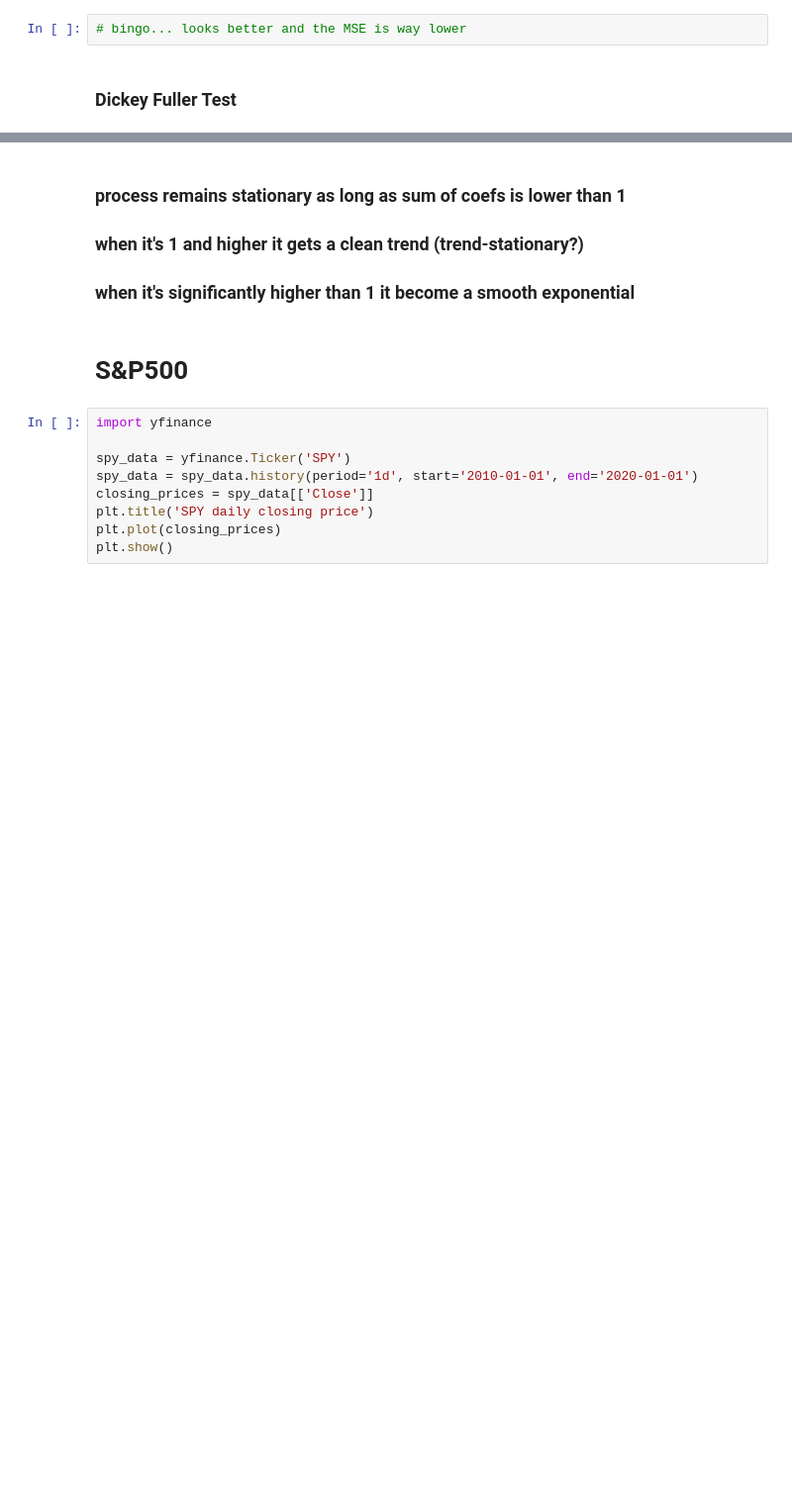
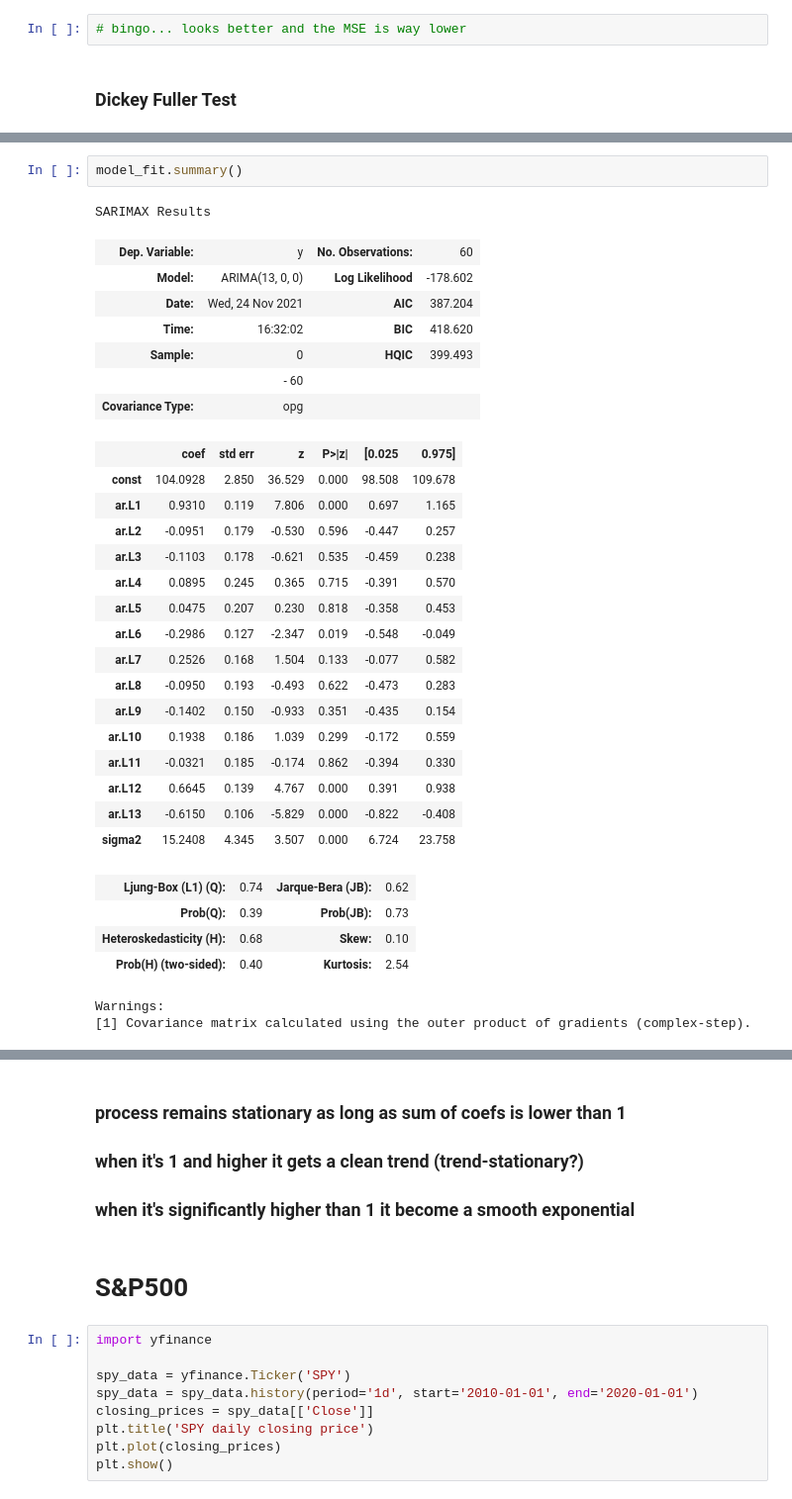
Before and after one commit to GrossBetruger/Kaggle, a Jupyter notebook: time_series_analysis/time_series_analysis.ipynb, the cells around one changed output, grey strips where cells are left out. Shown at 99% size. Saved outputs shown, nothing was run; the diff lists cells and outputs as text; blank space fills up the shorter version.

```diff
--- a/time_series_analysis/time_series_analysis.ipynb
+++ b/time_series_analysis/time_series_analysis.ipynb
@@ -99,0 +149,33 @@ using "number of lags" from the aug-dickey-fuller test helped!''')
+# %%
+model_fit.summary()
+# %% [output]
+SARIMAX Results
+| Dep. Variable: | y | No. Observations: | 60 |
+| Model: | ARIMA(13, 0, 0) | Log Likelihood | -178.602 |
+| Date: | Wed, 24 Nov 2021 | AIC | 387.204 |
+| Time: | 16:32:02 | BIC | 418.620 |
+| Sample: | 0 | HQIC | 399.493 |
+|  | - 60 |  |  |
+| Covariance Type: | opg |  |  |
+|  | coef | std err | z | P>|z| | [0.025 | 0.975] |
+| const | 104.0928 | 2.850 | 36.529 | 0.000 | 98.508 | 109.678 |
+| ar.L1 | 0.9310 | 0.119 | 7.806 | 0.000 | 0.697 | 1.165 |
+| ar.L2 | -0.0951 | 0.179 | -0.530 | 0.596 | -0.447 | 0.257 |
+| ar.L3 | -0.1103 | 0.178 | -0.621 | 0.535 | -0.459 | 0.238 |
+| ar.L4 | 0.0895 | 0.245 | 0.365 | 0.715 | -0.391 | 0.570 |
+| ar.L5 | 0.0475 | 0.207 | 0.230 | 0.818 | -0.358 | 0.453 |
+| ar.L6 | -0.2986 | 0.127 | -2.347 | 0.019 | -0.548 | -0.049 |
+| ar.L7 | 0.2526 | 0.168 | 1.504 | 0.133 | -0.077 | 0.582 |
+| ar.L8 | -0.0950 | 0.193 | -0.493 | 0.622 | -0.473 | 0.283 |
+| ar.L9 | -0.1402 | 0.150 | -0.933 | 0.351 | -0.435 | 0.154 |
+| ar.L10 | 0.1938 | 0.186 | 1.039 | 0.299 | -0.172 | 0.559 |
+| ar.L11 | -0.0321 | 0.185 | -0.174 | 0.862 | -0.394 | 0.330 |
+| ar.L12 | 0.6645 | 0.139 | 4.767 | 0.000 | 0.391 | 0.938 |
+| ar.L13 | -0.6150 | 0.106 | -5.829 | 0.000 | -0.822 | -0.408 |
+| sigma2 | 15.2408 | 4.345 | 3.507 | 0.000 | 6.724 | 23.758 |
+| Ljung-Box (L1) (Q): | 0.74 | Jarque-Bera (JB): | 0.62 |
+| Prob(Q): | 0.39 | Prob(JB): | 0.73 |
+| Heteroskedasticity (H): | 0.68 | Skew: | 0.10 |
+| Prob(H) (two-sided): | 0.40 | Kurtosis: | 2.54 |
+Warnings:
+[1] Covariance matrix calculated using the outer product of gradients (complex-step).
```
Also changed, not shown: parts of 25 cells of this notebook.
